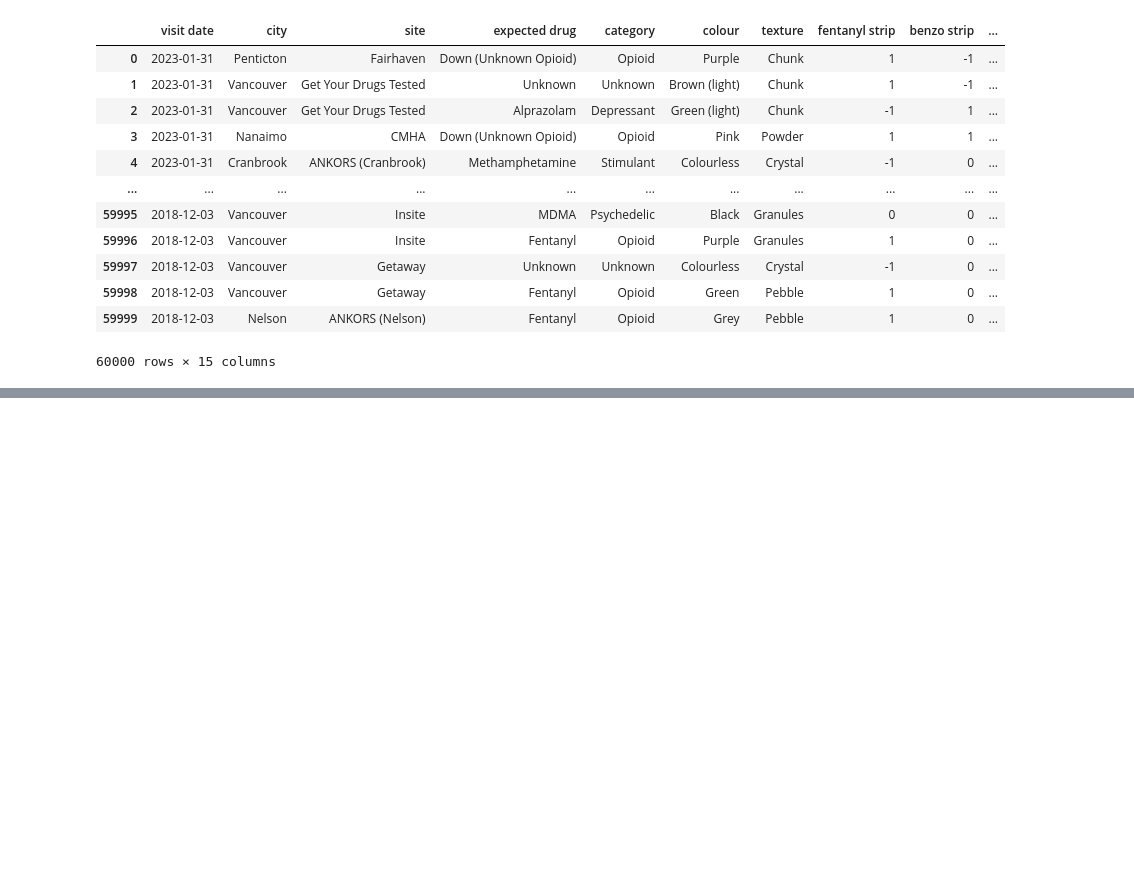
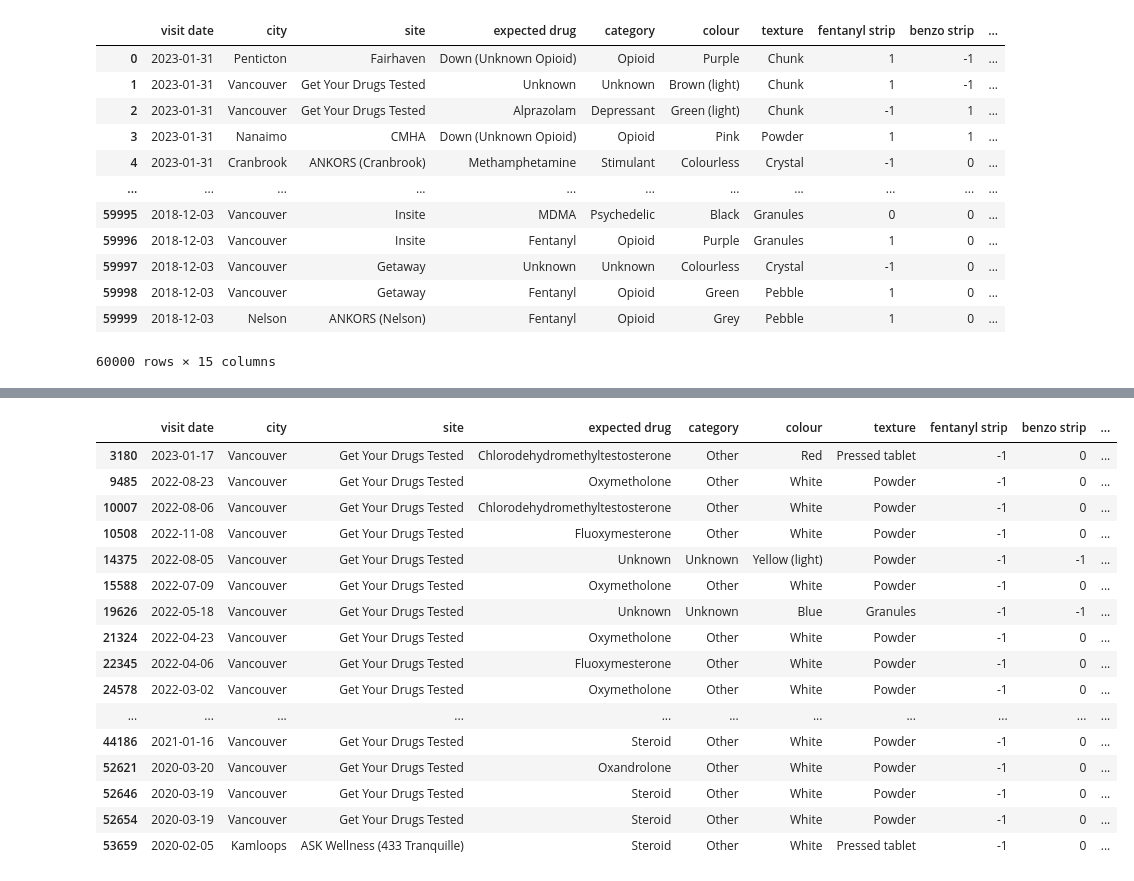
Before and after one commit to Graham-Broughton/drug-testing-project, a Jupyter notebook: notebooks/3.EDA_features_GB.ipynb, the cells around one changed output, grey strips where cells are left out. Cells and saved outputs as stored; diff of their text form; code cells hidden in the pictures; blank space fills up the shorter version.

```diff
--- a/notebooks/3.EDA_features_GB.ipynb
+++ b/notebooks/3.EDA_features_GB.ipynb
@@ -154,0 +214,2 @@ df['contains_opioids'] = opioids
+# %%
+df['expected_matched'] = [int(d in l) for d, l in zip(df['expected drug'], df[ftirs].values.tolist())]
@@ -154,0 +231,3 @@ df['contains_opioids'] = opioids
+# %%
+split_drug = df['expected drug'].str.split(' and ')
+df['expected_drug2'] = pd.Series(map(', '.join, split_drug))
@@ -154,0 +254,34 @@ df['contains_opioids'] = opioids
+# %%
+def test(x):
+    return 1 if re.search(
+    '(.*an(y|i)l|heroin|(code|morph|buprenorph)ine|(oxy|hydro)(cod|morph)one|.*tazene|w-1(8|9)|opium|(furanyl\s)?uf-17|6-mam)',
+    x,
+    re.IGNORECASE
+) else 0
+
+test2 = df['ftir component 0'].apply(lambda x: test(x))
+t2 = test2[test2 == 1].index
+# %%
+test1 = df['ftir component 0'].apply(lambda x: opioid_present(x))
+t1 = test1[test1 == 1].index
+# %%
+diff = t1.difference(t2)
+df.iloc[diff]
+# %% [output]
+|  | visit date | city | site | expected drug | category | colour | texture | fentanyl strip | benzo strip | ... |
+| 3180 | 2023-01-17 | Vancouver | Get Your Drugs Tested | Chlorodehydromethyltestosterone | Other | Red | Pressed tablet | -1 | 0 | ... |
+| 9485 | 2022-08-23 | Vancouver | Get Your Drugs Tested | Oxymetholone | Other | White | Powder | -1 | 0 | ... |
+| 10007 | 2022-08-06 | Vancouver | Get Your Drugs Tested | Chlorodehydromethyltestosterone | Other | White | Powder | -1 | 0 | ... |
+| 10508 | 2022-11-08 | Vancouver | Get Your Drugs Tested | Fluoxymesterone | Other | White | Powder | -1 | 0 | ... |
+| 14375 | 2022-08-05 | Vancouver | Get Your Drugs Tested | Unknown | Unknown | Yellow (light) | Powder | -1 | -1 | ... |
+| 15588 | 2022-07-09 | Vancouver | Get Your Drugs Tested | Oxymetholone | Other | White | Powder | -1 | 0 | ... |
+| 19626 | 2022-05-18 | Vancouver | Get Your Drugs Tested | Unknown | Unknown | Blue | Granules | -1 | -1 | ... |
+| 21324 | 2022-04-23 | Vancouver | Get Your Drugs Tested | Oxymetholone | Other | White | Powder | -1 | 0 | ... |
+| 22345 | 2022-04-06 | Vancouver | Get Your Drugs Tested | Fluoxymesterone | Other | White | Powder | -1 | 0 | ... |
+| 24578 | 2022-03-02 | Vancouver | Get Your Drugs Tested | Oxymetholone | Other | White | Powder | -1 | 0 | ... |
+| ... | ... | ... | ... | ... | ... | ... | ... | ... | ... | ... |
+| 44186 | 2021-01-16 | Vancouver | Get Your Drugs Tested | Steroid | Other | White | Powder | -1 | 0 | ... |
+| 52621 | 2020-03-20 | Vancouver | Get Your Drugs Tested | Oxandrolone | Other | White | Powder | -1 | 0 | ... |
+| 52646 | 2020-03-19 | Vancouver | Get Your Drugs Tested | Steroid | Other | White | Powder | -1 | 0 | ... |
+| 52654 | 2020-03-19 | Vancouver | Get Your Drugs Tested | Steroid | Other | White | Powder | -1 | 0 | ... |
+| 53659 | 2020-02-05 | Kamloops | ASK Wellness (433 Tranquille) | Steroid | Other | White | Pressed tablet | -1 | 0 | ... |
```
Also changed, not shown: parts of 32 cells of this notebook, 12 other files.
